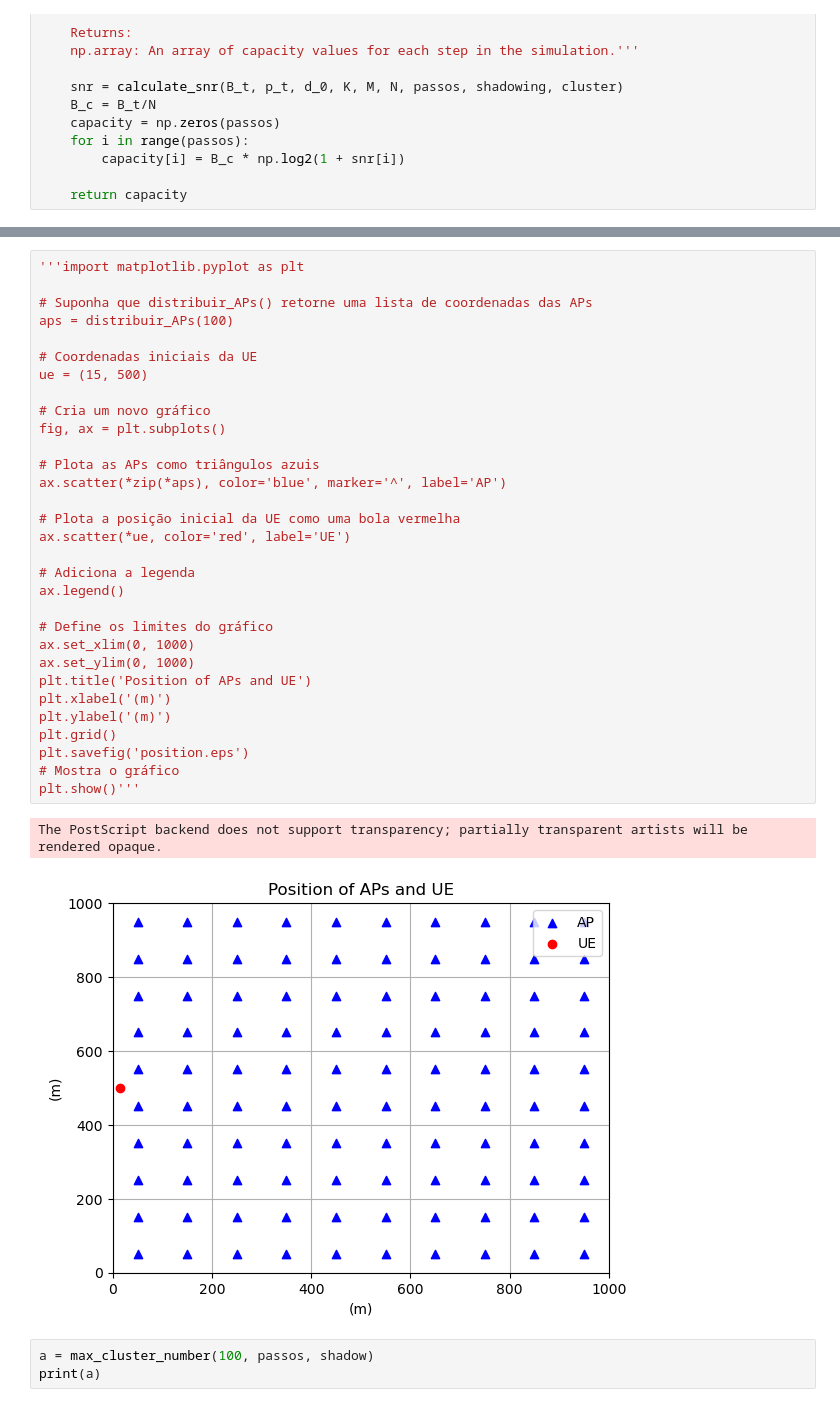
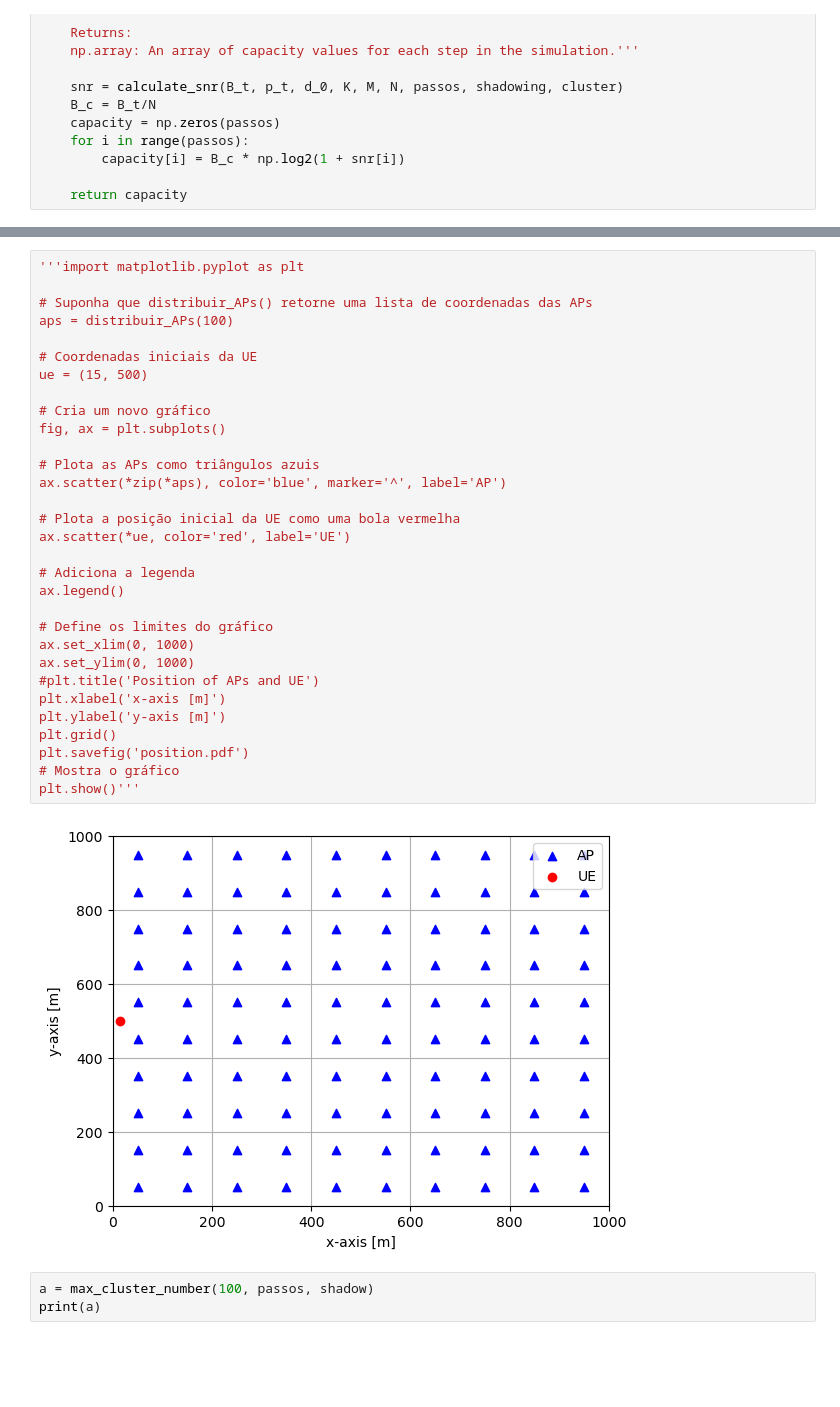
Before and after one commit to vitorfraga12/Comunicacao_Movel6G, a Jupyter notebook: Caso_2_notebook.ipynb, the cells around one changed output, grey strips where cells are left out. Drawn from its saved outputs; the diff is of its cells as text; blank space fills up the shorter version.

```diff
--- a/Caso_2_notebook.ipynb
+++ b/Caso_2_notebook.ipynb
@@ -325,37 +289,36 @@ plt.show()
 # %%
 '''import matplotlib.pyplot as plt
 
 # Suponha que distribuir_APs() retorne uma lista de coordenadas das APs
 aps = distribuir_APs(100)
 
 # Coordenadas iniciais da UE
 ue = (15, 500)
 
 # Cria um novo gráfico
 fig, ax = plt.subplots()
 
 # Plota as APs como triângulos azuis
 ax.scatter(*zip(*aps), color='blue', marker='^', label='AP')
 
 # Plota a posição inicial da UE como uma bola vermelha
 ax.scatter(*ue, color='red', label='UE')
 
 # Adiciona a legenda
 ax.legend()
 
 # Define os limites do gráfico
 ax.set_xlim(0, 1000)
 ax.set_ylim(0, 1000)
-plt.title('Position of APs and UE')
-plt.xlabel('(m)')
-plt.ylabel('(m)')
+#plt.title('Position of APs and UE')
+plt.xlabel('x-axis [m]')
+plt.ylabel('y-axis [m]')
 plt.grid()
-plt.savefig('position.eps')
+plt.savefig('position.pdf')
 # Mostra o gráfico
 plt.show()'''
 # %% [output]
-The PostScript backend does not support transparency; partially transparent artists will be rendered opaque.
-[figure, old version]
+[figure, new version]
 # %%
 a = max_cluster_number(100, passos, shadow)
 print(a)
```
Also changed, not shown: parts of 8 cells of this notebook, 7 other files.
